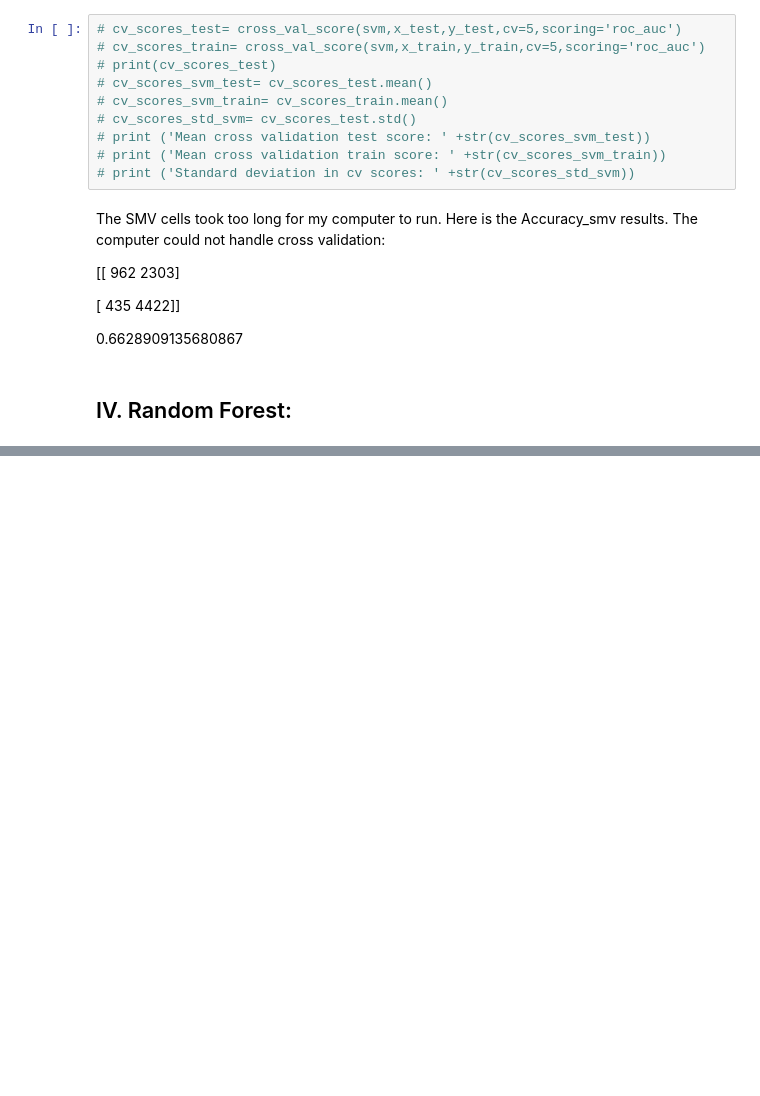
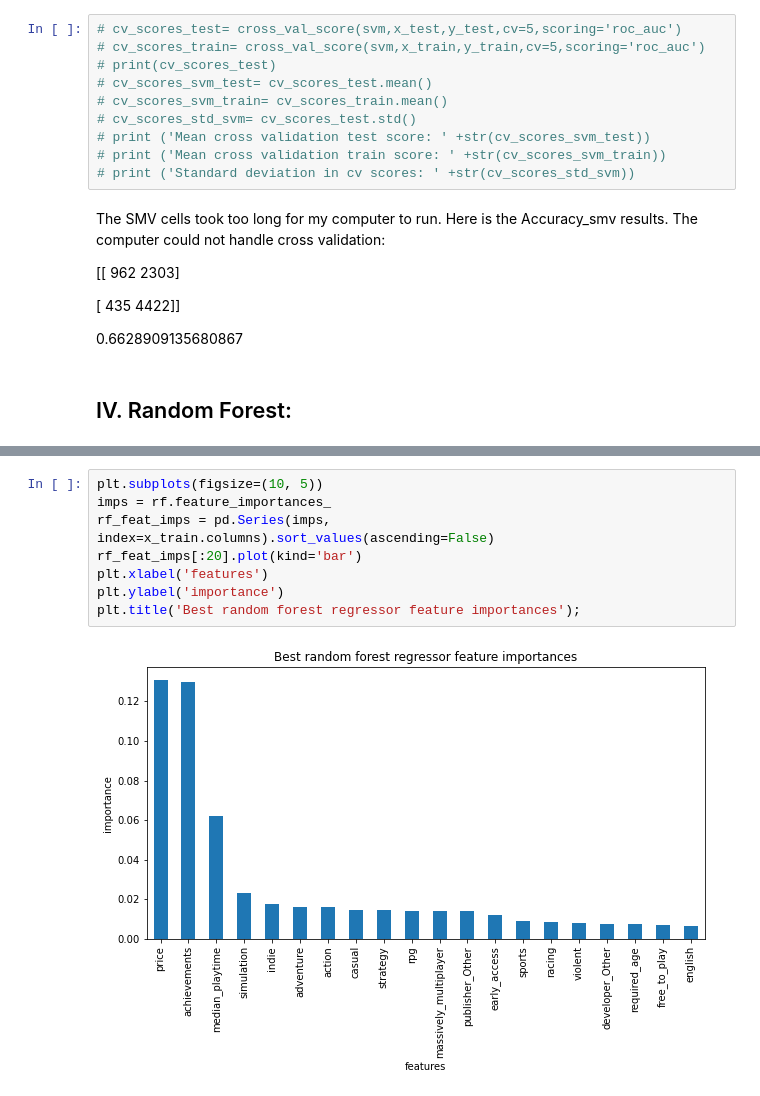
Before and after one commit to mlu004/Video_Game_Popularity, a Jupyter notebook: Modeling_Popularity.ipynb, the cells around one changed output, grey strips where cells are left out. Cells and saved outputs as stored; diff of their text form; blank space fills up the shorter version.

```diff
--- a/Modeling_Popularity.ipynb
+++ b/Modeling_Popularity.ipynb
@@ -499,0 +421,10 @@ plt.show()
+# %%
+plt.subplots(figsize=(10, 5))
+imps = rf.feature_importances_
+rf_feat_imps = pd.Series(imps, index=x_train.columns).sort_values(ascending=False)
+rf_feat_imps[:20].plot(kind='bar')
+plt.xlabel('features')
+plt.ylabel('importance')
+plt.title('Best random forest regressor feature importances');
+# %% [output]
+[figure, added]
```
Also changed, not shown: parts of 41 cells of this notebook, 3 other files.
